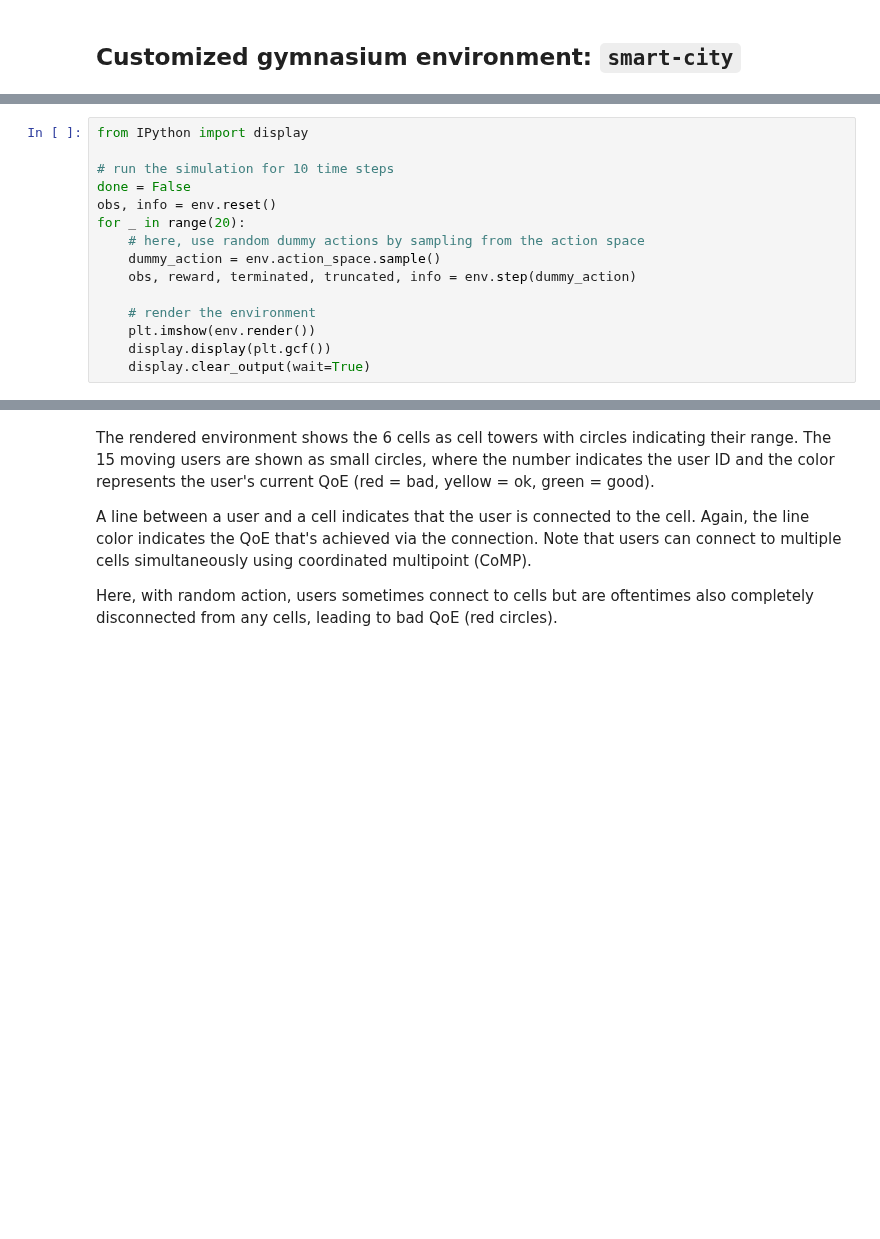
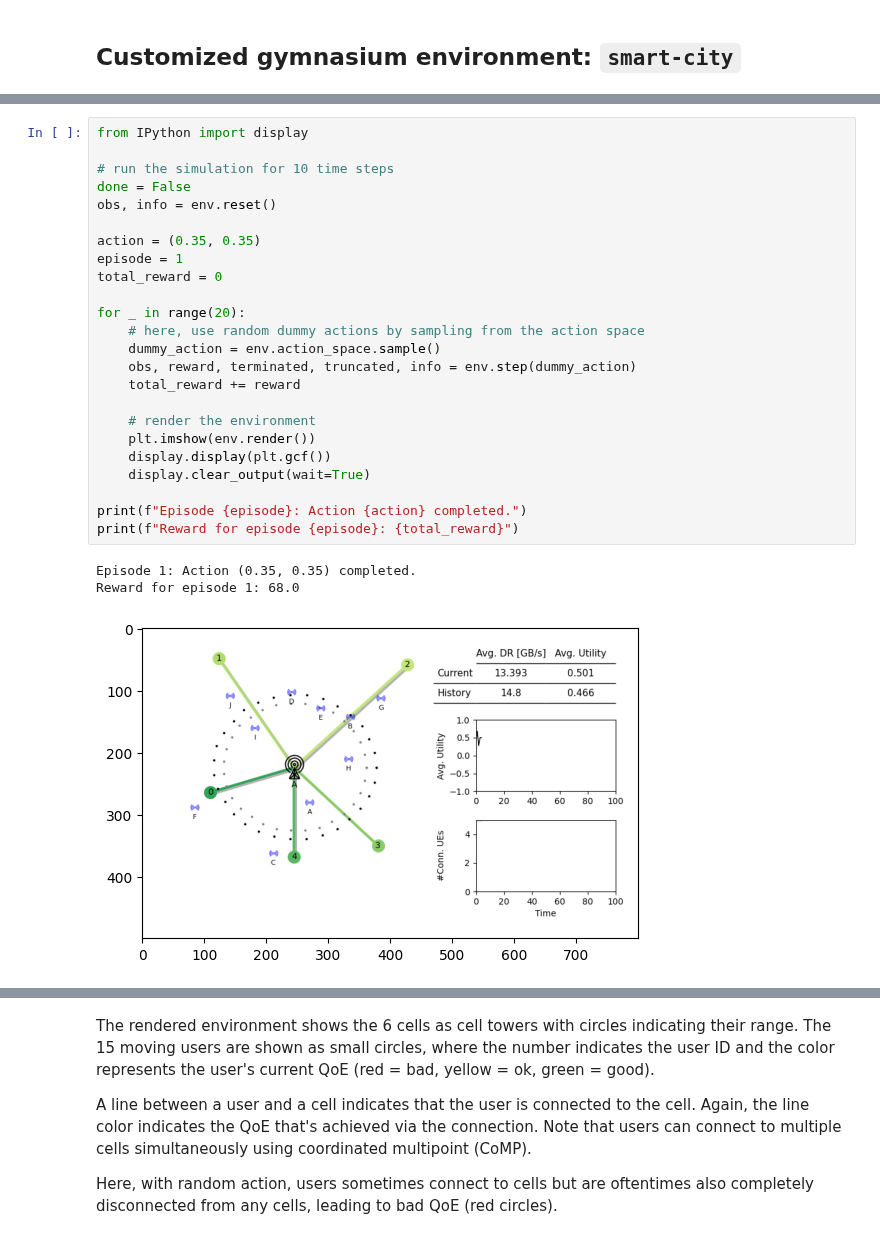
Before and after one commit to stefanbschneider/mobile-env, a Jupyter notebook: examples/smart_city.ipynb, the cells around one changed output, grey strips where cells are left out. Drawn from its saved outputs; the diff is of its cells as text; blank space fills up the shorter version.

```diff
--- a/examples/smart_city.ipynb
+++ b/examples/smart_city.ipynb
@@ -39,17 +41,30 @@ print(f"\nSmart city environment with {env.NUM_USERS} users, {env.NUM_SENSORS} s
 # %%
 from IPython import display
 
 # run the simulation for 10 time steps
 done = False
 obs, info = env.reset()
+
+action = (0.35, 0.35)
+episode = 1
+total_reward = 0
+
 for _ in range(20):
     # here, use random dummy actions by sampling from the action space
     dummy_action = env.action_space.sample()
     obs, reward, terminated, truncated, info = env.step(dummy_action)
+    total_reward += reward
 
     # render the environment
     plt.imshow(env.render())
     display.display(plt.gcf())
     display.clear_output(wait=True)
+
+print(f"Episode {episode}: Action {action} completed.")
+print(f"Reward for episode {episode}: {total_reward}")
+# %% [output]
+Episode 1: Action (0.35, 0.35) completed.
+Reward for episode 1: 68.0
+[figure, added]
 # %%
 env.plot_queue_sizes()
```
Also changed, not shown: parts of 10 cells of this notebook, 4 other files.
